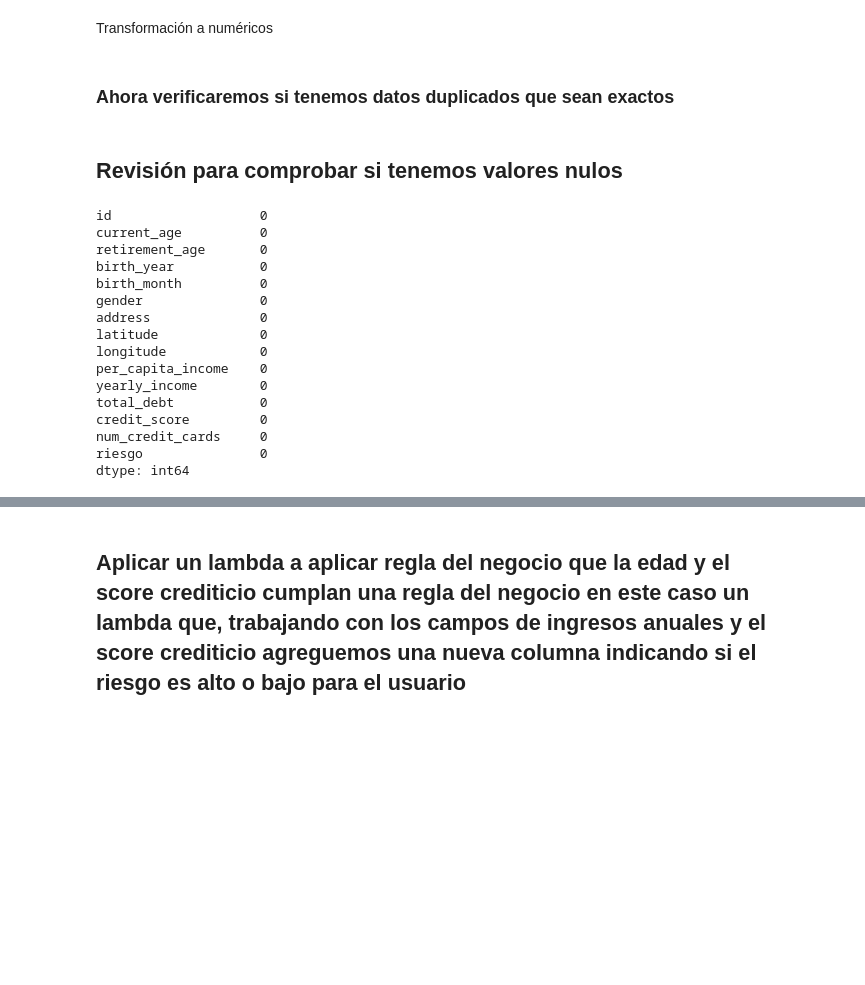
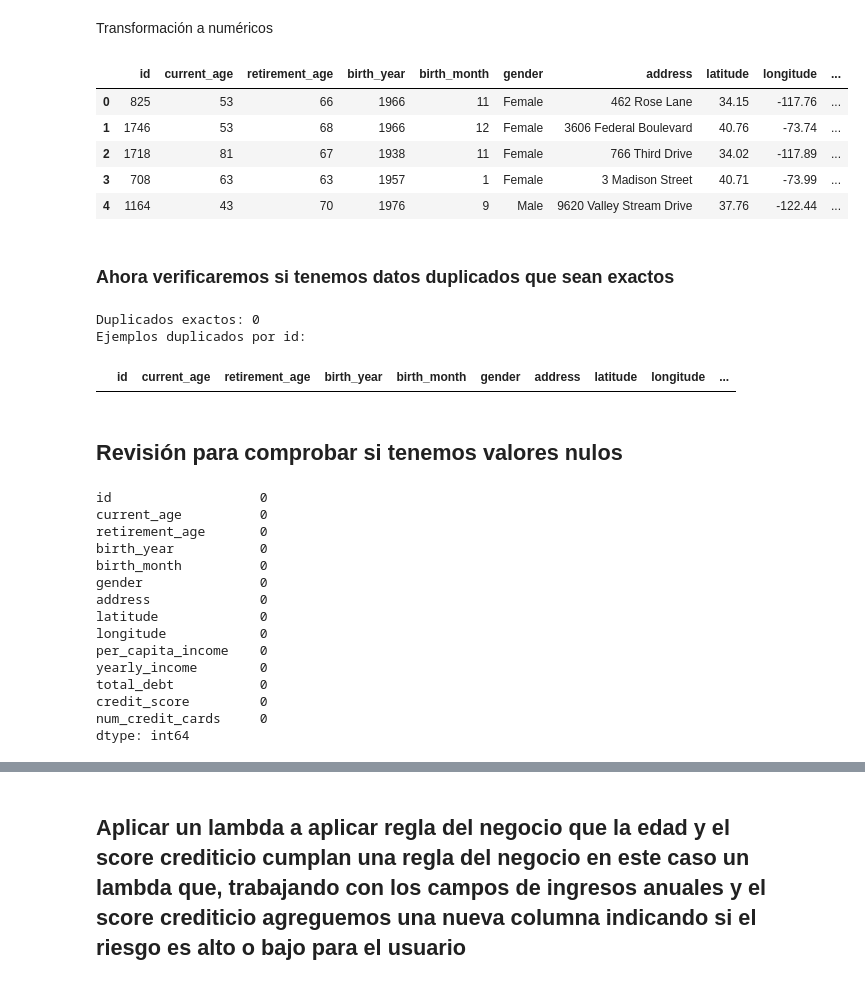
Before and after one commit to robertomalave/Practica_G11, a Jupyter notebook: desarrolloG11.ipynb, the cells around one changed output, grey strips where cells are left out. Cells and saved outputs as stored; diff of their text form; code cells hidden in the pictures; blank space fills up the shorter version.

Commit message:
update1 user_data
update1 user_data

```diff
--- a/desarrolloG11.ipynb
+++ b/desarrolloG11.ipynb
@@ -365,7 +399,7 @@ df_users.info()
 # %% [markdown]
 Transformación a flotantes
 # %%
-flotantes = ["latitude","longitude",'yearly_income']
+flotantes = ["latitude","longitude"]
 for i in flotantes:
     df_users[i] = pd.to_numeric(df_users[i], errors="coerce")
 # %%
@@ -387,9 +439,16 @@ df_users["gender"] = df_users["gender"].astype("string")
 df_users["address"] = df_users["address"].astype("string")
 # %% [markdown]
 Transformación a numéricos
-# %%
-df_users["amount"] = (df_users["amount"].astype(str).str.replace(r"[^\d\.\-]", "", regex=True))
-df_users["amount"] = pd.to_numeric(df_users["amount"], errors="coerce")
+# %%
+df_users.head(
+)
+# %% [output]
+|  | id | current_age | retirement_age | birth_year | birth_month | gender | address | latitude | longitude | ... |
+| 0 | 825 | 53 | 66 | 1966 | 11 | Female | 462 Rose Lane | 34.15 | -117.76 | ... |
+| 1 | 1746 | 53 | 68 | 1966 | 12 | Female | 3606 Federal Boulevard | 40.76 | -73.74 | ... |
+| 2 | 1718 | 81 | 67 | 1938 | 11 | Female | 766 Third Drive | 34.02 | -117.89 | ... |
+| 3 | 708 | 63 | 63 | 1957 | 1 | Female | 3 Madison Street | 40.71 | -73.99 | ... |
+| 4 | 1164 | 43 | 70 | 1976 | 9 | Male | 9620 Valley Stream Drive | 37.76 | -122.44 | ... |
 # %% [markdown]
 ### Ahora verificaremos si tenemos datos duplicados que sean exactos
 # %%
@@ -398,6 +457,10 @@ print("Duplicados exactos:", df_users.duplicated().sum())
 duplicados_id = df_users[df_users.duplicated(subset=["id"], keep=False)].sort_values("id")
 print("Ejemplos duplicados por id:")
 duplicados_id.head()
+# %% [output]
+Duplicados exactos: 0
+Ejemplos duplicados por id:
+|  | id | current_age | retirement_age | birth_year | birth_month | gender | address | latitude | longitude | ... |
 # %% [markdown]
 ## Revisión para comprobar si tenemos valores nulos
 # %%
@@ -417,5 +480,4 @@ yearly_income        0
 total_debt           0
 credit_score         0
 num_credit_cards     0
-riesgo               0
 dtype: int64
```
Also changed, not shown: parts of 6 cells of this notebook.
